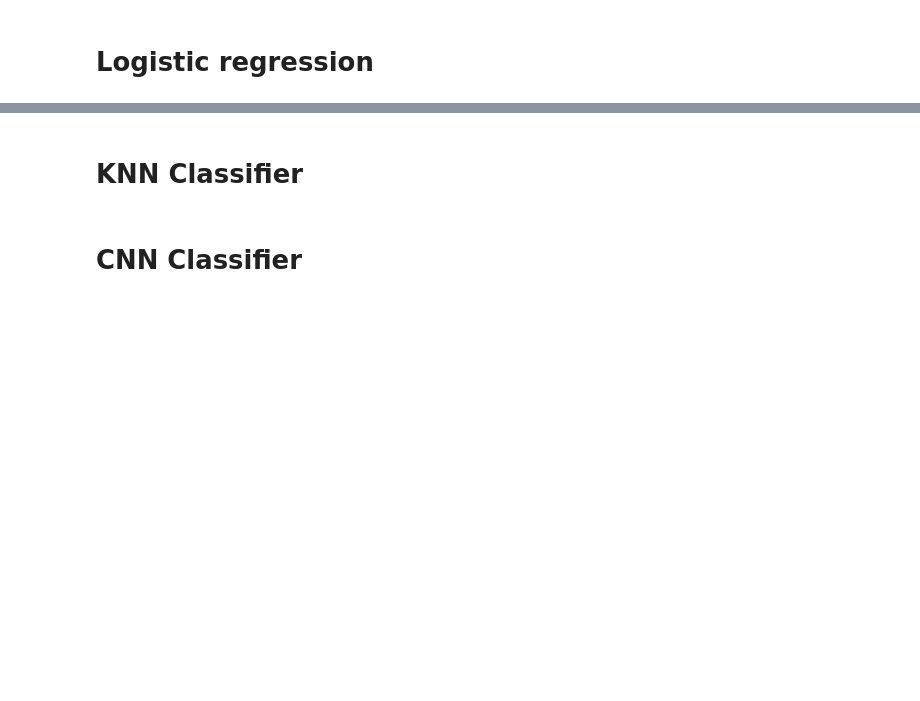
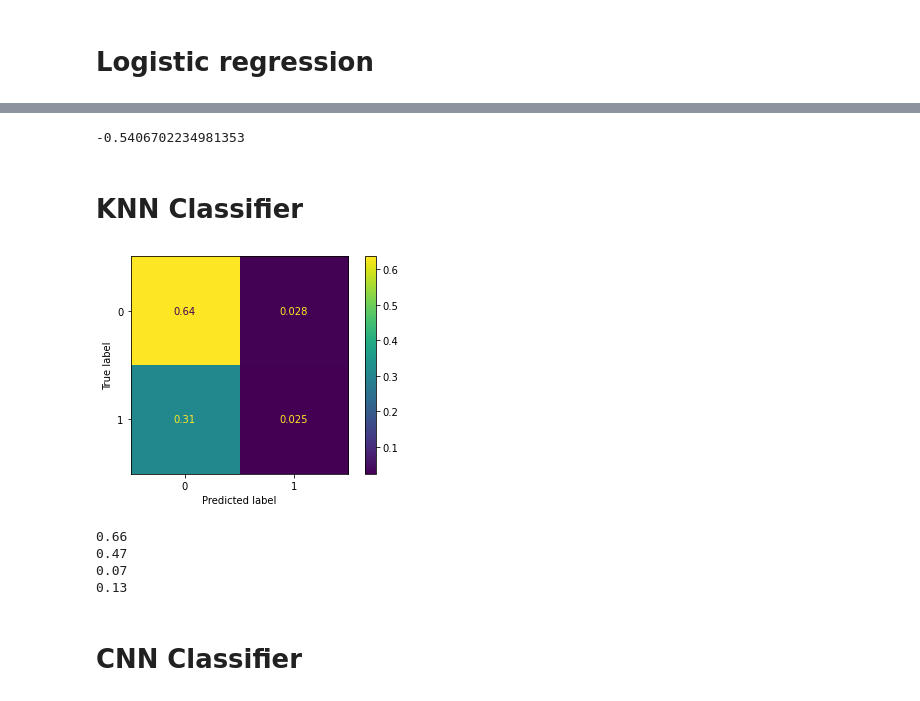
Before and after one commit to Good-Train-Bad-Train/gtbt, a Jupyter notebook: notebooks/Models_Classification.ipynb, the cells around one changed output, grey strips where cells are left out. Saved outputs shown, nothing was run; the diff lists cells and outputs as text; code cells hidden in the pictures; blank space fills up the shorter version.

```diff
--- a/notebooks/Models_Classification.ipynb
+++ b/notebooks/Models_Classification.ipynb
@@ -17,17 +20,19 @@ from sklearn import set_config
 # %%
 from tensorflow.keras.utils import to_categorical
 
-data = pd.read_csv('../data/data_for_model_2.csv')
+data = pd.read_csv('data_for_model_2.csv')
+#data = pd.read_csv('../data/data_for_model_2.csv')
 data['snow'] = data['snow'].replace(np.nan, 0)
 
 data.head()
-X = data[['city', 'temp', 'prcp', 'wspd', 'wpgt', 'snow', 'coco', 'weekday', 'month', 'time_of_day']]
+X = data[['city','temp', 'prcp', 'wspd', 'wpgt', 'snow', 'coco', 'weekday', 'month', 'time_of_day']]
 #y = data['target_numeric']
 y = data['target'] # for classification
 
-y = to_categorical(y)
-#y[y == 'on time'] = 0 # can use binary for logistic regression
-#y[y == 'small delay'] = 0
-#y[y == 'medium delay'] = 1
-#y[y == 'large delay/cancelled'] = 1
+y[y == 'on time'] = 0 # can use binary for logistic regression
+y[y == 'small delay'] = 0
+y[y == 'medium delay'] = 1
+y[y == 'large delay/cancelled'] = 1
+y=y.astype('int') # important as otherwise it gets attributed "object" type, which is bad for models
+#y = to_categorical(y)
 # %% [output]
@@ -142,7 +196,7 @@ X_train_preproc = preproc.transform(X_train)
 X_val_preproc = preproc.transform(X_val)
 
 # Let's also already create the preprocessed version of X_test for our future predictions
-#X_test_preproc = preproc.transform(X_test)
+X_test_preproc = preproc.transform(X_test)
 # %%
 # Shapes before preprocessing
 X_train.shape, X_val.shape #X_test.shape
@@ -171,5 +243,9 @@ log_reg.fit(X_test_preproc,y_test)
 cv_results = pd.DataFrame(cv_results)
 r2 = cv_results['test_r2'].mean()
 max_error = cv_results['test_max_error'].max()
+# %%
+r2
+# %% [output]
+-0.5406702234981353
 # %% [markdown]
 # KNN Classifier
@@ -197,3 +252,41 @@ print('F1 score =', round(f1_score(y_true, y_pred), 2)) # F1 score
+# %%
+from sklearn.neighbors import KNeighborsClassifier
+from sklearn.model_selection import cross_validate
+from sklearn.model_selection import train_test_split
+from sklearn.datasets import make_classification
+from sklearn.metrics import plot_confusion_matrix
+from sklearn.model_selection import cross_val_predict
+
+neigh = KNeighborsClassifier(n_neighbors=50)
+neigh.fit(X_train_preproc,y_train)
+#y_pred = cross_val_predict(model,X_val_preproc,y_val,cv=5,method='predict').T
+y_pred = neigh.predict(X_test_preproc)
+
+plot_confusion_matrix(neigh,X_test_preproc,y_test,normalize='all')
+plt.show()
+# %% [output]
+[figure, added]
+# %%
+from sklearn.metrics import accuracy_score
+from sklearn.metrics import precision_score
+from sklearn.metrics import recall_score
+from sklearn.metrics import f1_score
+
+y_true = y_test
+accuracy = round(accuracy_score(y_true, y_pred), 2)
+precision = round(precision_score(y_true, y_pred), 2)
+recall = round(recall_score(y_true, y_pred), 2)
+f1_score = round(f1_score(y_true, y_pred), 2)
+
+print(accuracy)
+print(precision)
+print(recall)
+print(f1_score)
+# %% [output]
+0.66
+0.47
+0.07
+0.13
 # %% [markdown]
 # CNN Classifier
 # %%
```
Also changed, not shown: parts of 14 cells of this notebook, 1 other file.
